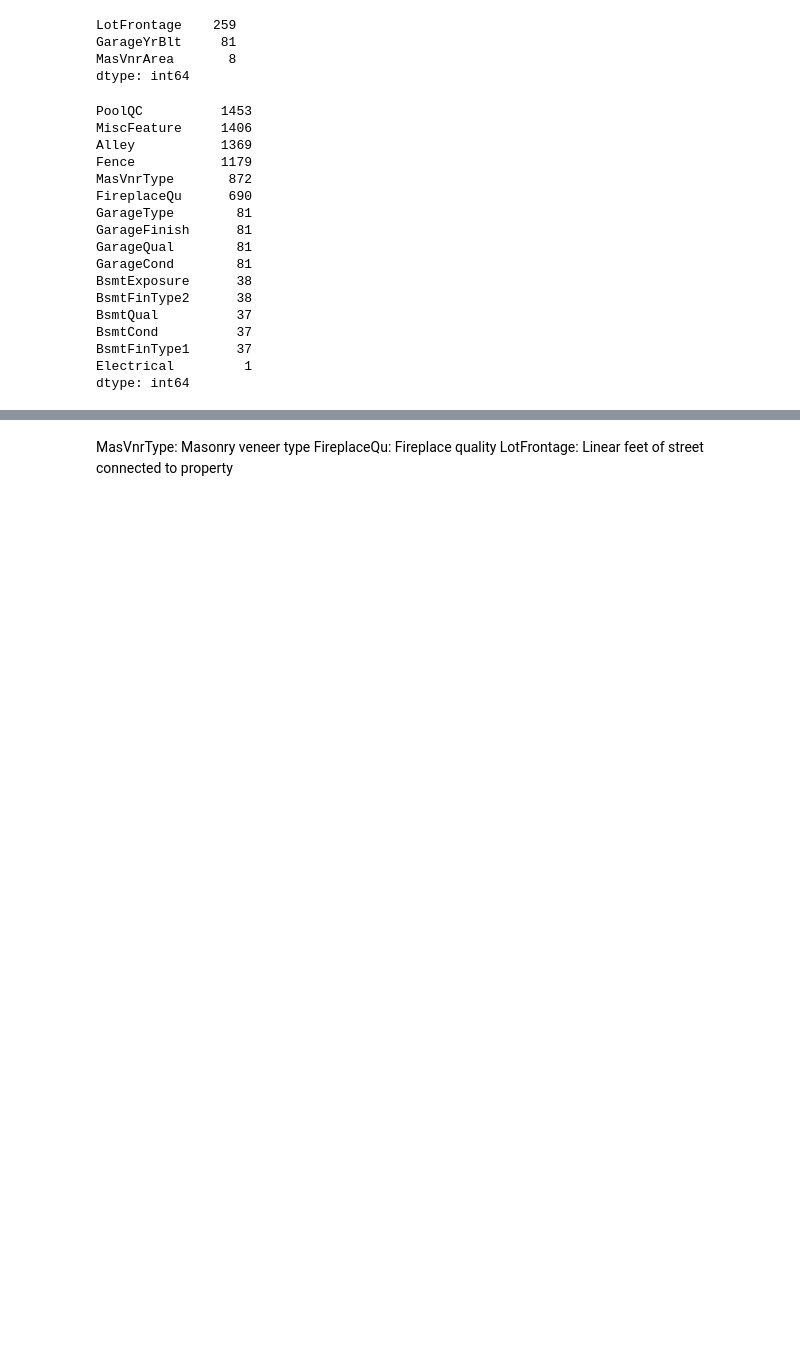
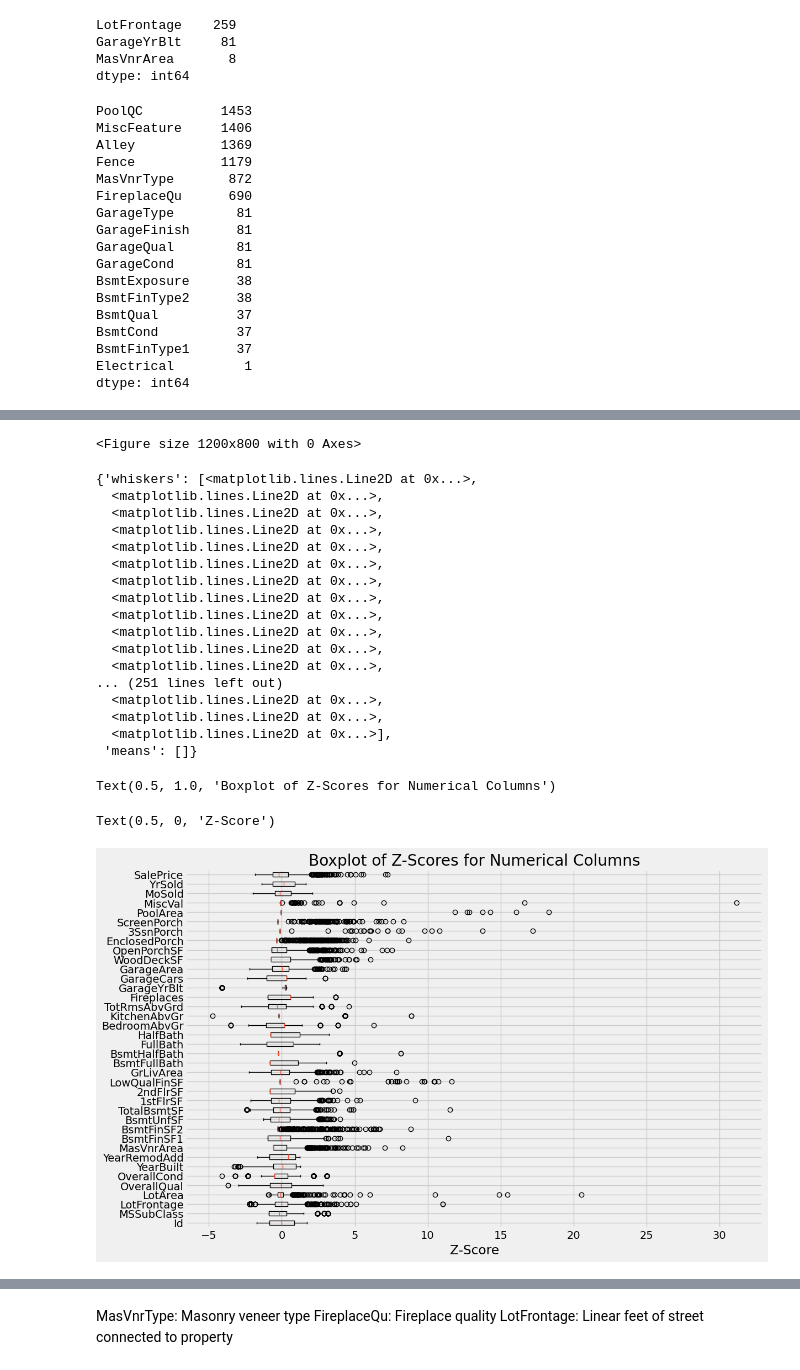
Before and after one commit to sdemirus/HousePricePrediction, a Jupyter notebook: Notebook/02_data_wrangling.ipynb, the cells around one changed output, grey strips where cells are left out. Cells and saved outputs as stored; diff of their text form; code cells hidden in the pictures; blank space fills up the shorter version.

```diff
--- a/Notebook/02_data_wrangling.ipynb
+++ b/Notebook/02_data_wrangling.ipynb
@@ -250,0 +874,33 @@ data.head()
+# %%
+# outlier detection
+z_scores = zscore(data[numerical_columns])
+
+z_scores_train_data = pd.DataFrame(z_scores, columns=numerical_columns)
+
+plt.figure(figsize=(12, 8))
+plt.boxplot(z_scores_train_data.values, labels=numerical_columns, vert=False)
+plt.title('Boxplot of Z-Scores for Numerical Columns')
+plt.xlabel('Z-Score')
+plt.show()
+# %% [output]
+<Figure size 1200x800 with 0 Axes>
+{'whiskers': [<matplotlib.lines.Line2D at 0x...>,
+  <matplotlib.lines.Line2D at 0x...>,
+  <matplotlib.lines.Line2D at 0x...>,
+  <matplotlib.lines.Line2D at 0x...>,
+  <matplotlib.lines.Line2D at 0x...>,
+  <matplotlib.lines.Line2D at 0x...>,
+  <matplotlib.lines.Line2D at 0x...>,
+  <matplotlib.lines.Line2D at 0x...>,
+  <matplotlib.lines.Line2D at 0x...>,
+  <matplotlib.lines.Line2D at 0x...>,
+  <matplotlib.lines.Line2D at 0x...>,
+  <matplotlib.lines.Line2D at 0x...>,
+... (251 lines left out)
+  <matplotlib.lines.Line2D at 0x...>,
+  <matplotlib.lines.Line2D at 0x...>,
+  <matplotlib.lines.Line2D at 0x...>],
+ 'means': []}
+Text(0.5, 1.0, 'Boxplot of Z-Scores for Numerical Columns')
+Text(0.5, 0, 'Z-Score')
+[figure, added]
```
Also changed, not shown: parts of 82 cells of this notebook.
